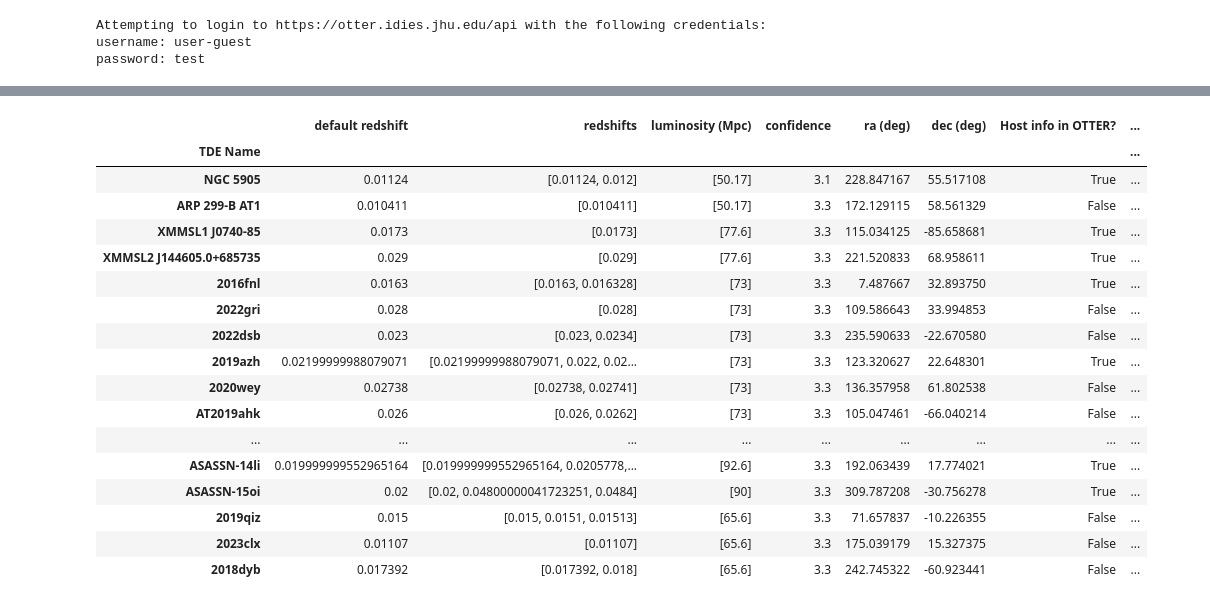
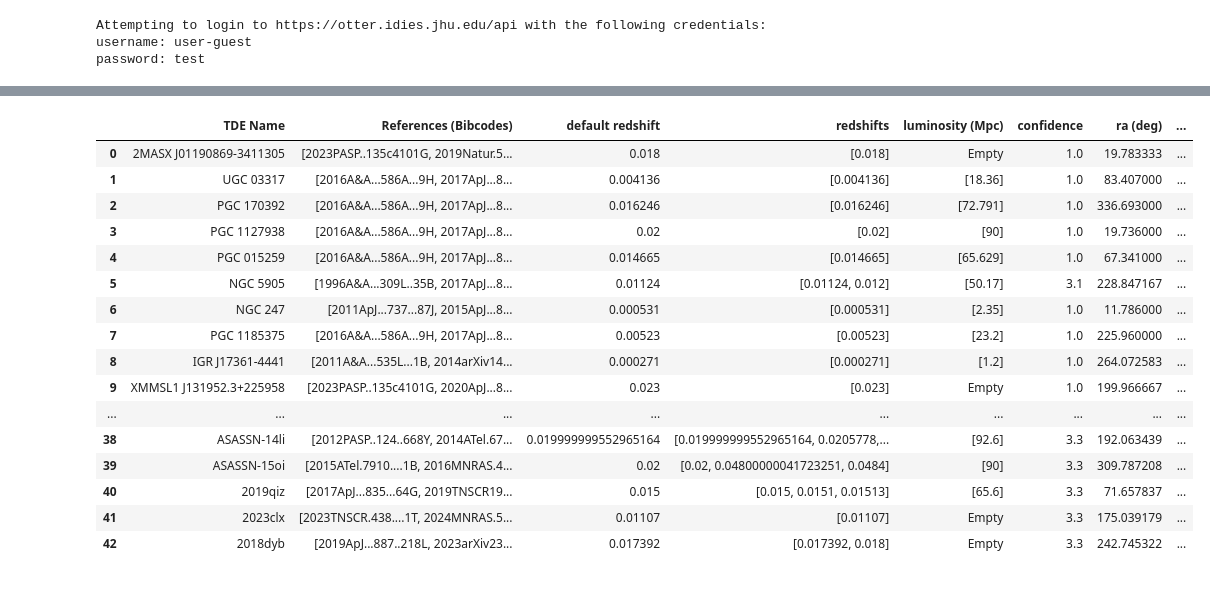
Before and after one commit to COSMOF0X/TIMESTEP_Apprenticeship_TDE_Target_Project, a Jupyter notebook: TDE-catalog-program.ipynb, the cells around one changed output, grey strips where cells are left out. Cells and saved outputs as stored; diff of their text form; code cells hidden in the pictures.

```diff
--- a/TDE-catalog-program.ipynb
+++ b/TDE-catalog-program.ipynb
@@ -37,6 +93,12 @@ password: test
 # %%
+# MASTER TABLE
+# initial query - creates canidate list as objects classified as TDEs and within redshift 0.03
+cands = db.query(classification="TDE", minz=0, maxz=0.03)
+
+#initialize all lists; each one to be made into an array to be stored in dataframe
 name_list, lum_list, rs_list = [], [], []
-cord_ra_list, cord_dec_list, confidence = [], [], []
+cord_ra_list, cord_dec_list = [], []
+confidence, references = [], []
 hosts_boolean, host_names, hosts_cords = [], [], []
 
 
@@ -55,7 +117,7 @@ while i < len(cands):
     if len(lum_dists) != 0:
         obj_lums = lum_dists['value'].tolist()
     else:
-        obj_lum = 'Empty'
+        obj_lums = 'Empty'
     lum_list.append(obj_lums)
     # redshift
     rs_dists = dists[dists.distance_type == 'redshift']
@@ -67,52 +129,58 @@ while i < len(cands):
     ra = cords.ra.deg
     cord_ra_list.append(ra)
     dec = cords.dec.deg
     cord_dec_list.append(dec)
 
     # confidence transient is a TDE
-    conf = object.get_classification()
-    confidence.append(conf[1]) # filter for confidences > 1
+    classification, conf, refs = object.get_classification()
+    confidence.append(conf)
+    bibcodes = []
+    for b in refs:
+        bibcodes.append(b)
+    references.append(bibcodes)
 
     info = object.get_host()
     if info == []:
         hosts_boolean.append('False')
         host_names.append('N/A')
         hosts_cords.append('N/A')
+        ztf_lens.append('N/A')
     else:
         info = info[0]
         hosts_boolean.append('True')
         host_names.append(info.name)
         hosts_cords.append(info.coord)
 
+
     i += 1
 
 
 # initialize data frame storing all possible canidates
 cands_df = pd.DataFrame(
-    {"TDE Name": name_list, "default redshift": [item[0] for item in rs_list], "redshifts": rs_list, "luminosity (Mpc)": lum_list,
+    {"TDE Name": name_list, 'References (Bibcodes)': references, "default redshift": [item[0] for item in rs_list], "redshifts": rs_list, "luminosity (Mpc)": lum_list,
      "confidence": confidence, "ra (deg)": cord_ra_list, "dec (deg)":cord_dec_list, "Host info in OTTER?": hosts_boolean,
      "Host Name": host_names, "Host Coords (deg)": hosts_cords}
 )
 
-cands_df = cands_df.set_index("TDE Name")
+
+
 
 cands_df
 # %% [output]
-|  | default redshift | redshifts | luminosity (Mpc) | confidence | ra (deg) | dec (deg) | Host info in OTTER? | ... |
-| TDE Name |  |  |  |  |  |  |  | ... |
-| NGC 5905 | 0.01124 | [0.01124, 0.012] | [50.17] | 3.1 | 228.847167 | 55.517108 | True | ... |
-| ARP 299-B AT1 | 0.010411 | [0.010411] | [50.17] | 3.3 | 172.129115 | 58.561329 | False | ... |
-| XMMSL1 J0740-85 | 0.0173 | [0.0173] | [77.6] | 3.3 | 115.034125 | -85.658681 | True | ... |
-| XMMSL2 J144605.0+685735 | 0.029 | [0.029] | [77.6] | 3.3 | 221.520833 | 68.958611 | True | ... |
-| 2016fnl | 0.0163 | [0.0163, 0.016328] | [73] | 3.3 | 7.487667 | 32.893750 | True | ... |
-| 2022gri | 0.028 | [0.028] | [73] | 3.3 | 109.586643 | 33.994853 | False | ... |
-| 2022dsb | 0.023 | [0.023, 0.0234] | [73] | 3.3 | 235.590633 | -22.670580 | False | ... |
-| 2019azh | 0.02199999988079071 | [0.02199999988079071, 0.022, 0.02... | [73] | 3.3 | 123.320627 | 22.648301 | True | ... |
-| 2020wey | 0.02738 | [0.02738, 0.02741] | [73] | 3.3 | 136.357958 | 61.802538 | False | ... |
-| AT2019ahk | 0.026 | [0.026, 0.0262] | [73] | 3.3 | 105.047461 | -66.040214 | False | ... |
+|  | TDE Name | References (Bibcodes) | default redshift | redshifts | luminosity (Mpc) | confidence | ra (deg) | ... |
+| 0 | 2MASX J01190869-3411305 | [2023PASP..135c4101G, 2019Natur.5... | 0.018 | [0.018] | Empty | 1.0 | 19.783333 | ... |
+| 1 | UGC 03317 | [2016A&A...586A...9H, 2017ApJ...8... | 0.004136 | [0.004136] | [18.36] | 1.0 | 83.407000 | ... |
+| 2 | PGC 170392 | [2016A&A...586A...9H, 2017ApJ...8... | 0.016246 | [0.016246] | [72.791] | 1.0 | 336.693000 | ... |
+| 3 | PGC 1127938 | [2016A&A...586A...9H, 2017ApJ...8... | 0.02 | [0.02] | [90] | 1.0 | 19.736000 | ... |
+| 4 | PGC 015259 | [2016A&A...586A...9H, 2017ApJ...8... | 0.014665 | [0.014665] | [65.629] | 1.0 | 67.341000 | ... |
+| 5 | NGC 5905 | [1996A&A...309L..35B, 2017ApJ...8... | 0.01124 | [0.01124, 0.012] | [50.17] | 3.1 | 228.847167 | ... |
+| 6 | NGC 247 | [2011ApJ...737...87J, 2015ApJ...8... | 0.000531 | [0.000531] | [2.35] | 1.0 | 11.786000 | ... |
+| 7 | PGC 1185375 | [2016A&A...586A...9H, 2017ApJ...8... | 0.00523 | [0.00523] | [23.2] | 1.0 | 225.960000 | ... |
+| 8 | IGR J17361-4441 | [2011A&A...535L...1B, 2014arXiv14... | 0.000271 | [0.000271] | [1.2] | 1.0 | 264.072583 | ... |
+| 9 | XMMSL1 J131952.3+225958 | [2023PASP..135c4101G, 2020ApJ...8... | 0.023 | [0.023] | Empty | 1.0 | 199.966667 | ... |
 | ... | ... | ... | ... | ... | ... | ... | ... | ... |
-| ASASSN-14li | 0.019999999552965164 | [0.019999999552965164, 0.0205778,... | [92.6] | 3.3 | 192.063439 | 17.774021 | True | ... |
-| ASASSN-15oi | 0.02 | [0.02, 0.04800000041723251, 0.0484] | [90] | 3.3 | 309.787208 | -30.756278 | True | ... |
-| 2019qiz | 0.015 | [0.015, 0.0151, 0.01513] | [65.6] | 3.3 | 71.657837 | -10.226355 | False | ... |
-| 2023clx | 0.01107 | [0.01107] | [65.6] | 3.3 | 175.039179 | 15.327375 | False | ... |
-| 2018dyb | 0.017392 | [0.017392, 0.018] | [65.6] | 3.3 | 242.745322 | -60.923441 | False | ... |
+| 38 | ASASSN-14li | [2012PASP..124..668Y, 2014ATel.67... | 0.019999999552965164 | [0.019999999552965164, 0.0205778,... | [92.6] | 3.3 | 192.063439 | ... |
+| 39 | ASASSN-15oi | [2015ATel.7910....1B, 2016MNRAS.4... | 0.02 | [0.02, 0.04800000041723251, 0.0484] | [90] | 3.3 | 309.787208 | ... |
+| 40 | 2019qiz | [2017ApJ...835...64G, 2019TNSCR19... | 0.015 | [0.015, 0.0151, 0.01513] | [65.6] | 3.3 | 71.657837 | ... |
+| 41 | 2023clx | [2023TNSCR.438....1T, 2024MNRAS.5... | 0.01107 | [0.01107] | Empty | 3.3 | 175.039179 | ... |
+| 42 | 2018dyb | [2019ApJ...887..218L, 2023arXiv23... | 0.017392 | [0.017392, 0.018] | Empty | 3.3 | 242.745322 | ... |
```
Also changed, not shown: parts of 12 cells of this notebook.
